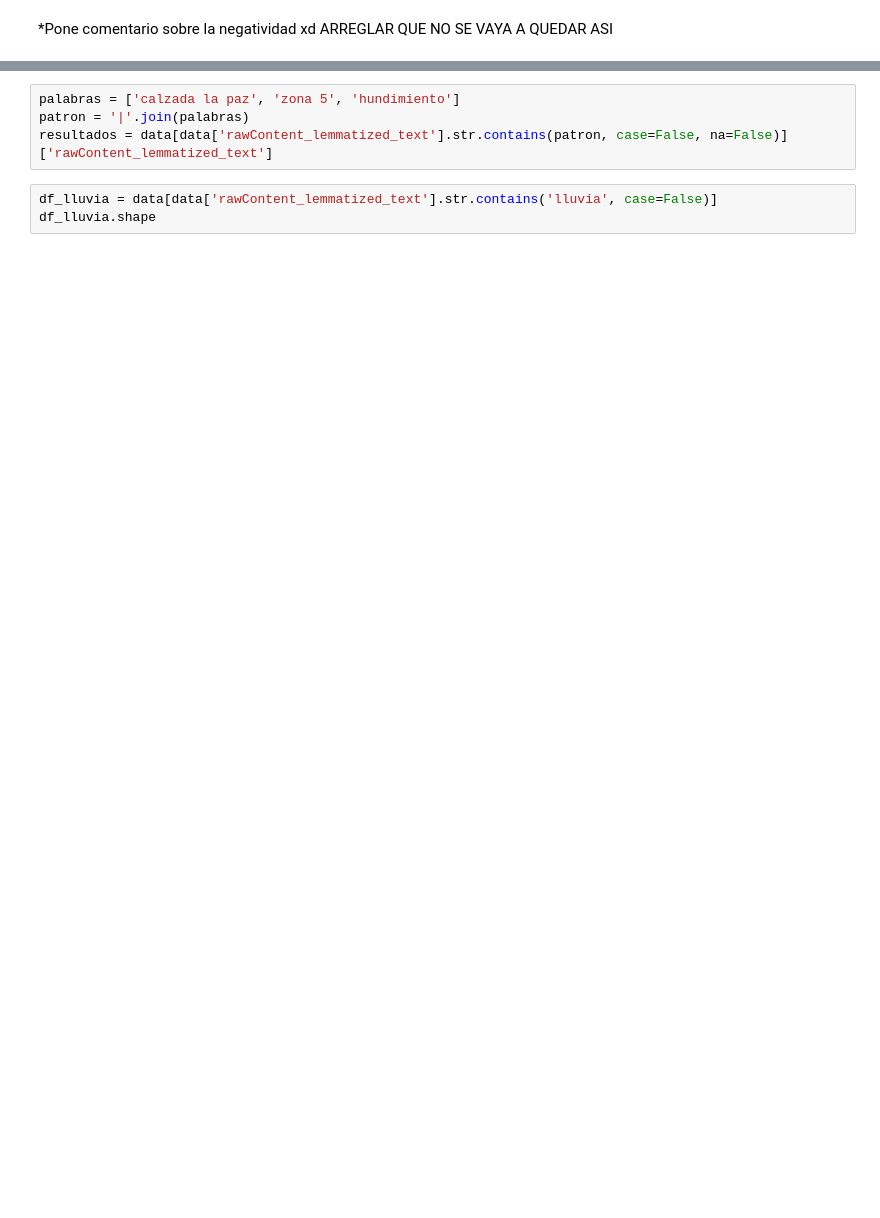
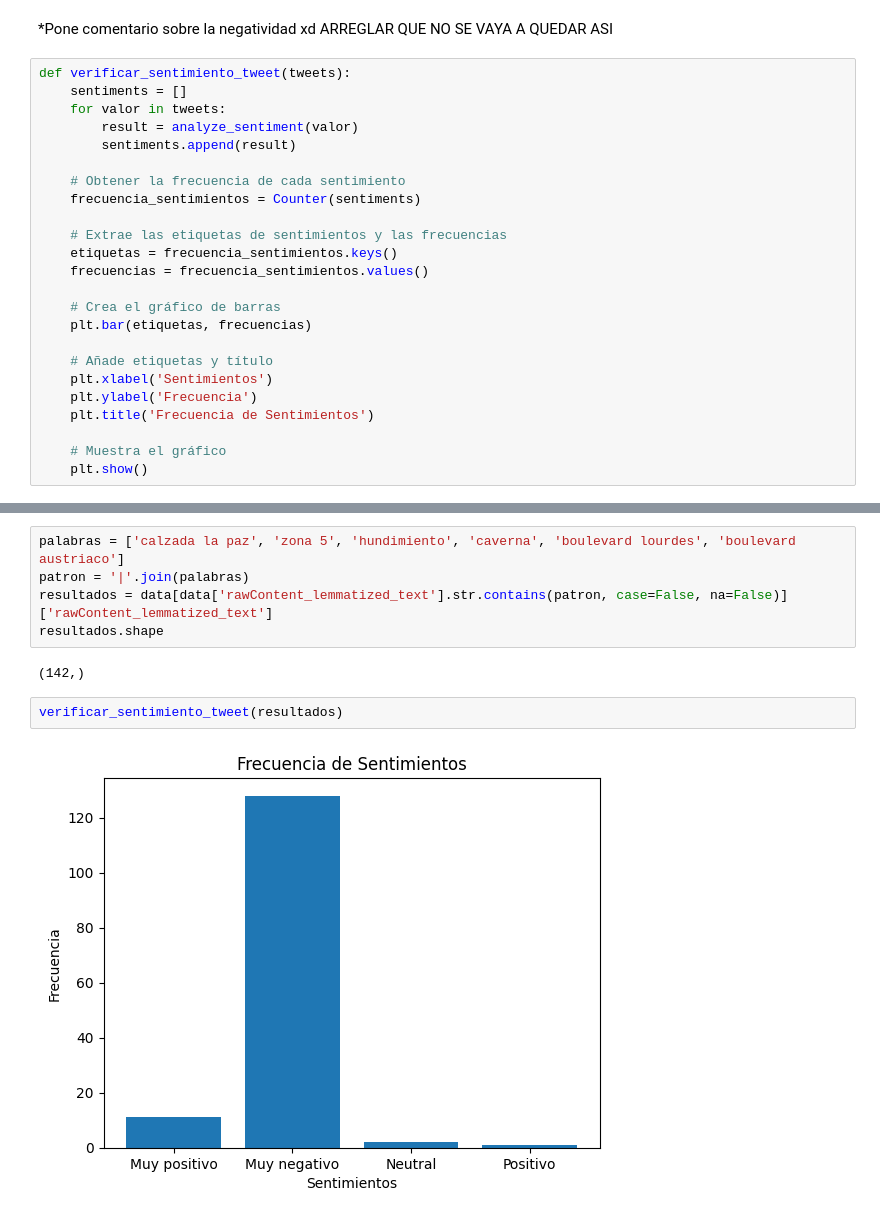
Before and after one commit to Aristondo01/Lab6_DS, a Jupyter notebook: trafico.ipynb, the cells around one changed output, grey strips where cells are left out. Saved outputs shown, nothing was run; the diff lists cells and outputs as text; blank space fills up the shorter version.

Commit message:
add: estudio de sentimiento zona 5
Co-authored-by: Aristondo01 <Aristondo01@users.noreply.github.com>

```diff
--- a/trafico.ipynb
+++ b/trafico.ipynb
@@ -238,3 +343,27 @@ verificar_sentimiento(tr_count_df_likes, "username")
 # %% [markdown]
 *Pone comentario sobre la negatividad xd
 ARREGLAR QUE NO SE VAYA A QUEDAR ASI
+# %%
+def verificar_sentimiento_tweet(tweets):
+    sentiments = []
+    for valor in tweets:
+        result = analyze_sentiment(valor)
+        sentiments.append(result)
+
+    # Obtener la frecuencia de cada sentimiento
+    frecuencia_sentimientos = Counter(sentiments)
+
+    # Extrae las etiquetas de sentimientos y las frecuencias
+    etiquetas = frecuencia_sentimientos.keys()
+    frecuencias = frecuencia_sentimientos.values()
+
+    # Crea el gráfico de barras
+    plt.bar(etiquetas, frecuencias)
+
+    # Añade etiquetas y título
+    plt.xlabel('Sentimientos')
+    plt.ylabel('Frecuencia')
+    plt.title('Frecuencia de Sentimientos')
+
+    # Muestra el gráfico
+    plt.show()
@@ -241,7 +381,11 @@ ARREGLAR QUE NO SE VAYA A QUEDAR ASI
 # %%
-palabras = ['calzada la paz', 'zona 5', 'hundimiento']
+palabras = ['calzada la paz', 'zona 5', 'hundimiento', 'caverna', 'boulevard lourdes', 'boulevard austriaco']
 patron = '|'.join(palabras)
 resultados = data[data['rawContent_lemmatized_text'].str.contains(patron, case=False, na=False)]['rawContent_lemmatized_text']
+resultados.shape
+# %% [output]
+(142,)
-# %%
-df_lluvia = data[data['rawContent_lemmatized_text'].str.contains('lluvia', case=False)]
-df_lluvia.shape
+# %%
+verificar_sentimiento_tweet(resultados)
+# %% [output]
+[figure, added]
```
Also changed, not shown: parts of 24 cells of this notebook, 1 other file.
